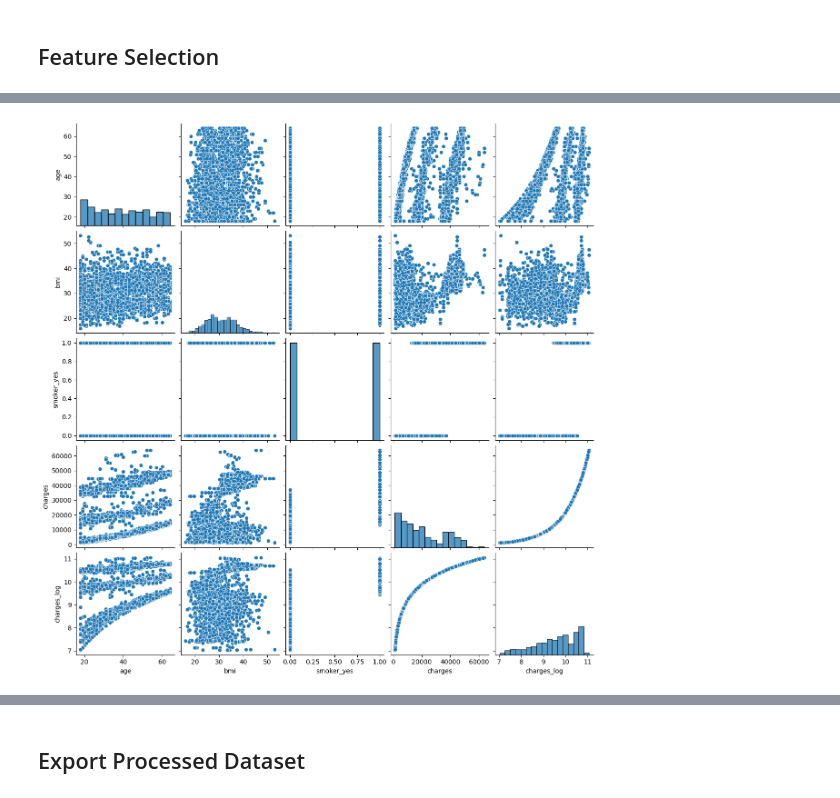
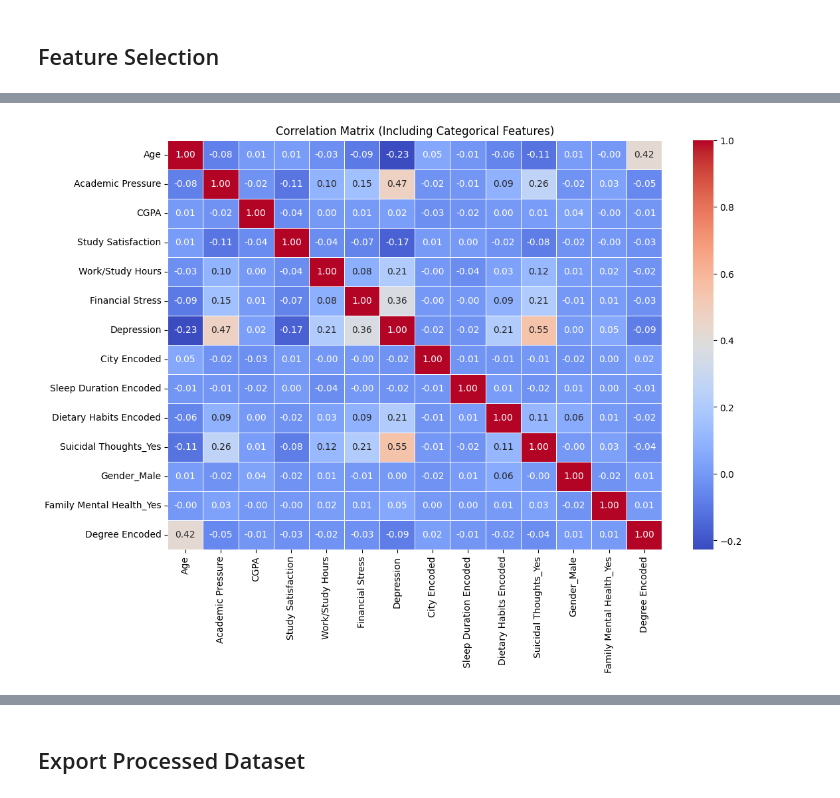
Before and after one commit to KianFoh/MACHINE-LEARNING-AND-RELATED-APPLICATIONS, a Jupyter notebook: process_data_classification_problem.ipynb, the cells around one changed output, grey strips where cells are left out. Cells and saved outputs as stored; diff of their text form; code cells hidden in the pictures.

Commit message:
completed classification problem model training

```diff
--- a/process_data_classification_problem.ipynb
+++ b/process_data_classification_problem.ipynb
@@ -110,0 +164,21 @@ Updated DataFrame shape: (2126, 10)
+# %%
+# Initialize the EncoderMapper
+encoder_mapper = EncoderMapper()
+
+# Encode the columns using the EncoderMapper and store mappings
+df = encoder_mapper.encode_column(df, 'Degree')
+df = encoder_mapper.encode_column(df, 'City')
+df = encoder_mapper.encode_column(df, 'Sleep Duration')
+df = encoder_mapper.encode_column(df, 'Dietary Habits')
+
+
+# Use get_dummies for binary columns that require transformation to 0/1 values
+df = pd.get_dummies(df, columns=['Suicidal Thoughts'], drop_first=True) # Yes=1, No=0
+df = pd.get_dummies(df, columns=['Gender'], drop_first=True)  # Female=1, Male=0
+df = pd.get_dummies(df, columns=['Family Mental Health'], drop_first=True)  # Yes=1, No=0
+
+# Save the mappings to a file for later use
+encoder_mapper.save_mappings('classification_model_mappings.json')
+
+# Check the result
+print(df.head())
@@ -169,5 +205,22 @@ Shape: (2126, 5)
-# %%
-sns.pairplot(df_processed)
-plt.show()
-# %% [output]
-[figure, removed]
+# %%
+# Select the numeric and categorical columns
+numeric_columns = ['Age', 'Academic Pressure', 'CGPA', 'Study Satisfaction',
+                   'Work/Study Hours', 'Financial Stress', 'Depression']
+
+categorical_columns = ['City Encoded', 'Sleep Duration Encoded', 'Dietary Habits Encoded',
+                       'Suicidal Thoughts_Yes', 'Gender_Male', 'Family Mental Health_Yes',
+                       'Degree Encoded']
+
+# Combine both numeric and categorical columns for correlation
+all_columns = numeric_columns + categorical_columns
+
+# Calculate the correlation matrix for both numerical and encoded categorical features
+correlation_matrix = df[all_columns].corr()
+
+# Visualize the correlation matrix using a heatmap
+plt.figure(figsize=(12, 8))
+sns.heatmap(correlation_matrix, annot=True, cmap='coolwarm', fmt='.2f', linewidths=0.5)
+plt.title("Correlation Matrix (Including Categorical Features)")
+plt.show()
+# %% [output]
+[figure, added]
```
Also changed, not shown: parts of 17 cells of this notebook, 7 other files.
